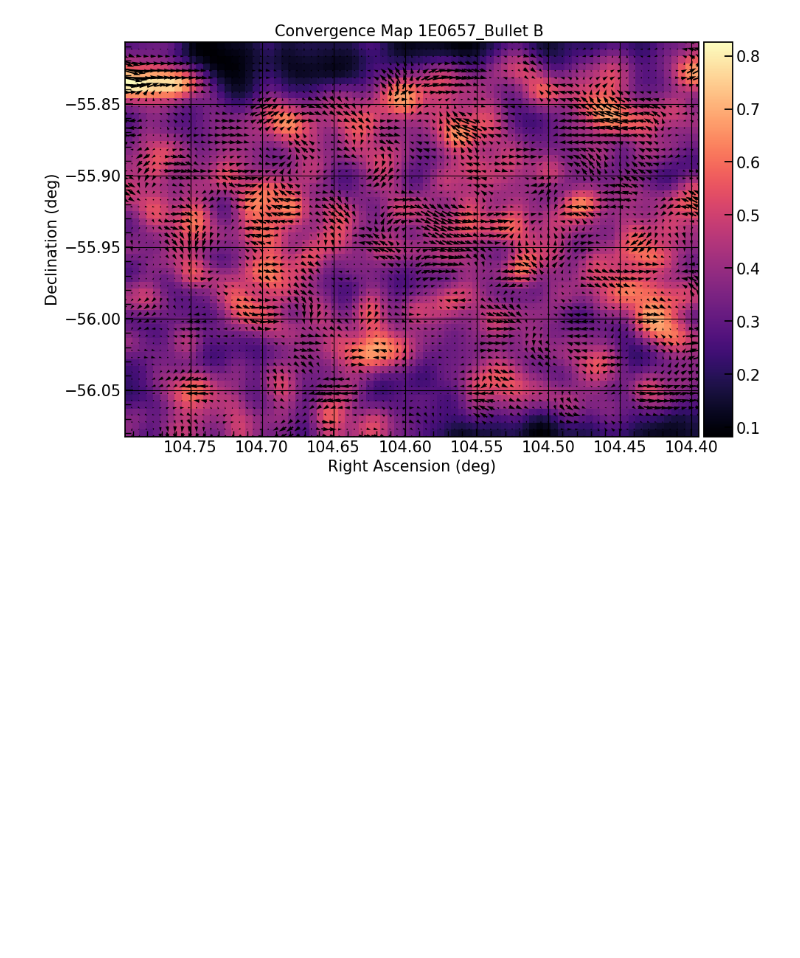
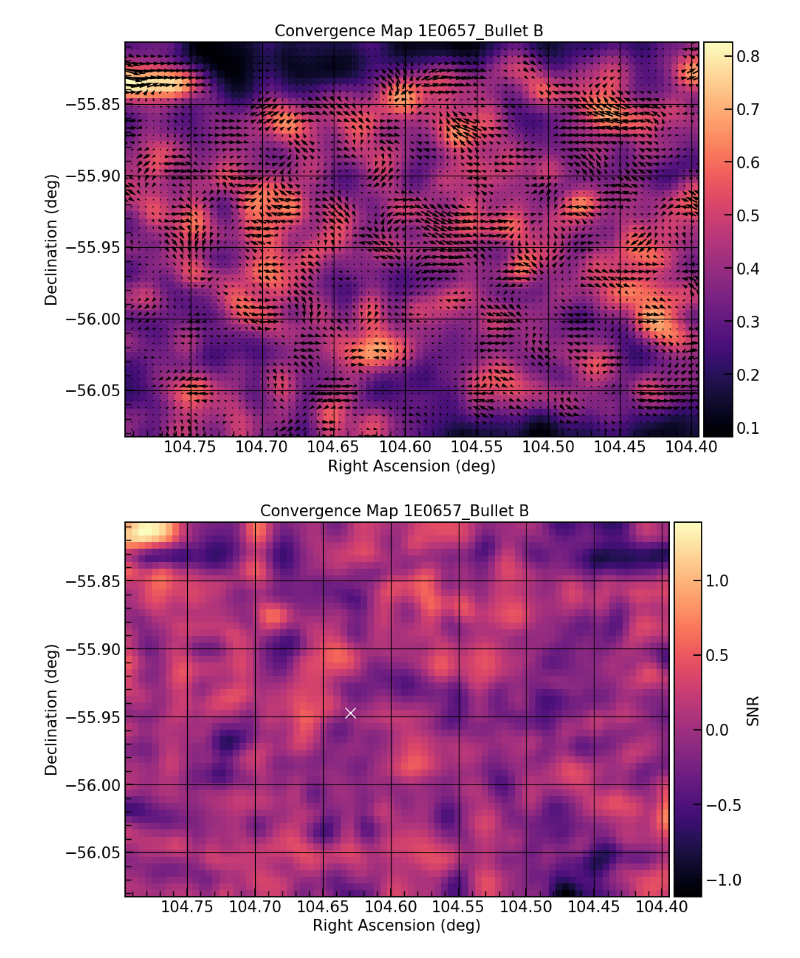
Before and after one commit to GeorgeVassilakis/SMPy, a Jupyter notebook: notebooks/scratch/shuffle_v2.ipynb, the cells around one changed output. Drawn from its saved outputs; the diff is of its cells as text; code cells hidden in the pictures; blank space fills up the shorter version.

```diff
--- a/notebooks/scratch/shuffle_v2.ipynb
+++ b/notebooks/scratch/shuffle_v2.ipynb
@@ -228,7 +229,7 @@ def ks_inversion_list(grid_list):
 
     return kappa_e_list, kappa_b_list
 # %%
-def plot_convergence(convergence, boundaries, config):
+def plot_convergence(convergence, boundaries, config, center_cl, hist=False):
     """
     Make plot of convergence map and save to file using information passed
     in run configuration file.
@@ -237,6 +238,8 @@ def plot_convergence(convergence, boundaries, config):
         convergence: XXX raw convergence map XXX
         boundaries: XXX RA/Dec axis limits for plot, set in XXX
         config: overall run configuration file
+        center_cl: XXX center of convergence map XXX
+        hist: XXX boolean to plot histogram of convergence map XXX
 
     """
 
@@ -273,14 +276,17 @@ def plot_convergence(convergence, boundaries, config):
     im = ax.imshow(
         filtered_convergence[:, ::-1],
         cmap=config['cmap'],
-        vmax=config['vmax'],
-        vmin=config['vmin'],
+        #vmax=config['vmax'],
+        #vmin=config['vmin'],
         extent=[boundaries['ra_max'],
                     boundaries['ra_min'],
                     boundaries['dec_min'],
                     boundaries['dec_max']],
         origin='lower' # Sets the origin to bottom left to match the RA/DEC convention
     )
+
+    ra_c, dec_c = center_cl["ra_c"], center_cl["dec_c"]
+    ax.plot(ra_c, dec_c, 'wx', markersize=10)
 
     ax.set_xlabel(config['xlabel'])
     ax.set_ylabel(config['ylabel'])
@@ -296,12 +302,13 @@ def plot_convergence(convergence, boundaries, config):
 
     divider = make_axes_locatable(ax)
     cax = divider.append_axes("right", size="5%", pad=0.07)
-    fig.colorbar(im, cax=cax)
+    cbar = fig.colorbar(im, cax=cax)
+    cbar.set_label("SNR")
 
     # Save to file and exit, redoing tight_layout b/c sometimes figure gets cut off
     fig.tight_layout()
     plt.show()
-    fig.savefig(config['output_path'])
+    #fig.savefig(config['output_path'])
     plt.close(fig)
 # %%
 shear_df = load_shear_data(config['input_path'],
@@ -512,3 +515,8 @@ og_kappa = np.sqrt(og_kappa_e**2 + og_kappa_b**2)
 plot_convergence_v2(og_kappa, boundaries, config)
 # %% [output]
 [figure]
+# %%
+center_cl = {"ra_c": 104.629583, "dec_c": -55.946944}
+plot_convergence(signal_to_noise, boundaries, config, center_cl)
+# %% [output]
+[figure, added]
```
Also changed, not shown: parts of 6 cells of this notebook.
